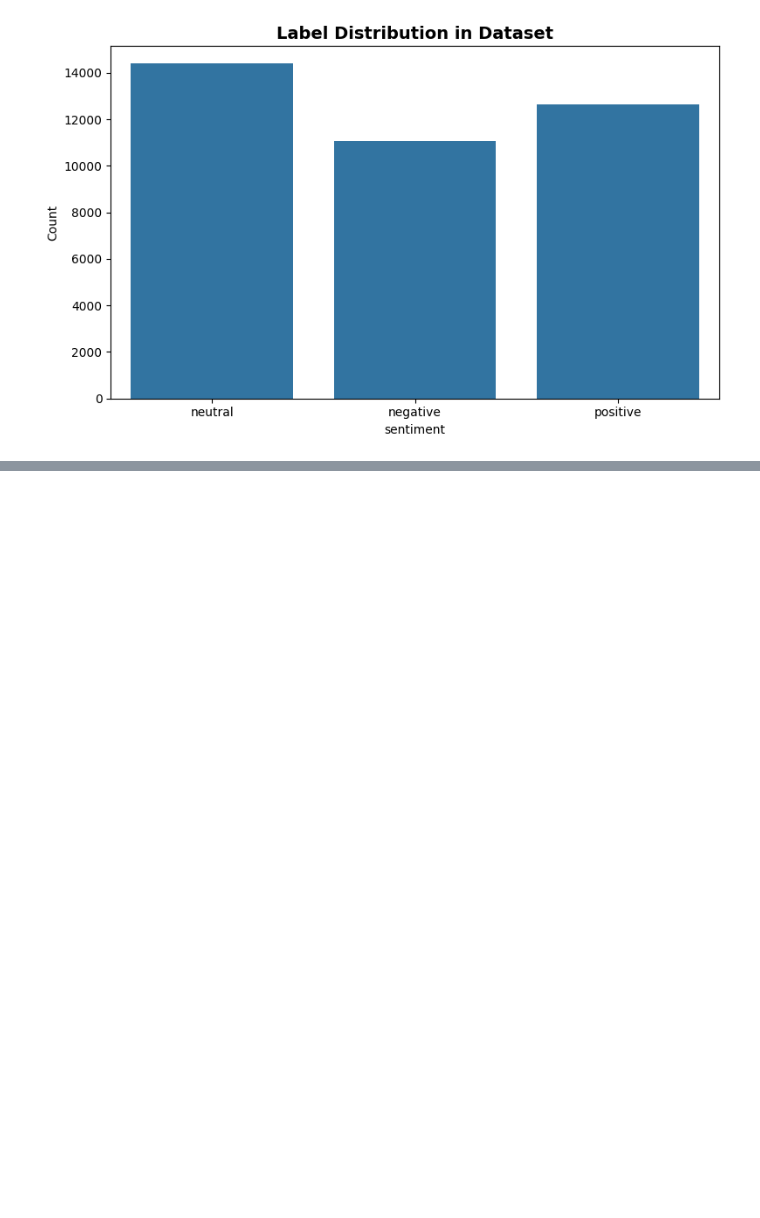
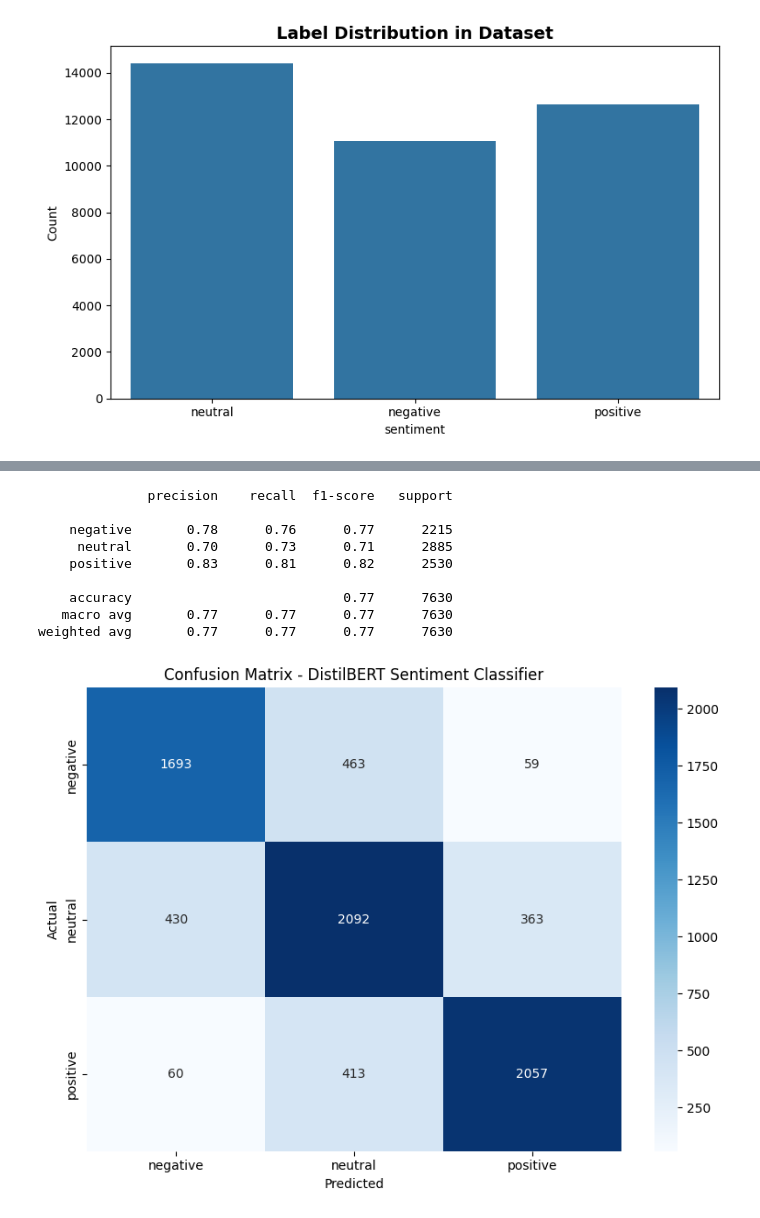
Before and after one commit to isaifullah/Intern_at_Hasnain_Karimain_Software_House, a Jupyter notebook: 19_BERT_Sentiment_Project/bert_setiment_analysis.ipynb, the cells around one changed output, grey strips where cells are left out. Drawn from its saved outputs; the diff is of its cells as text; code cells hidden in the pictures; blank space fills up the shorter version.

Commit message:
sentiment analysis using bert model

```diff
--- a/19_BERT_Sentiment_Project/bert_setiment_analysis.ipynb
+++ b/19_BERT_Sentiment_Project/bert_setiment_analysis.ipynb
@@ -175,0 +336,12 @@ First 5 rows after cleaning:
+# %%
+# ============================================================
+# CELL 11: TRAIN & EVALUATE
+# ============================================================
+
+# Train the model using the Trainer API and evaluate its performance on the test set
+trainer.train()
+
+# Evaluate the model on the test set and print the metrics
+metrics = trainer.evaluate()
+
+print(metrics)
@@ -175,0 +362,57 @@ First 5 rows after cleaning:
+# %%
+# ============================================================
+# CELL 12: CLASSIFICATION REPORT & CONFUSION MATRIX
+# ============================================================
+
+# Generate predictions on the test set and create a classification report and confusion matrix
+pred_output = trainer.predict(test_dataset)
+
+# Extract the true labels and predicted labels from the prediction output
+y_true = pred_output.label_ids
+y_pred = np.argmax(pred_output.predictions, axis=1)
+
+# Generate a classification report using scikit-learn's classification_report function,
+# which includes precision, recall, F1-score, and support for each class
+report = classification_report(
+    y_true,
+    y_pred,
+    target_names=label_names,
+    zero_division=0
+)
+
+print(report)
+
+with open("figures/classification_report.txt", "w", encoding="utf-8") as file:
+    file.write(report)
+
+# Generate a confusion matrix using scikit-learn's confusion_matrix function,
+# which shows the counts of true positives, true negatives, false positives, and false negatives for each class
+cm = confusion_matrix(y_true, y_pred)
+
+plt.figure(figsize=(8, 6))
+sns.heatmap(
+    cm,
+    annot=True,
+    fmt="d",
+    cmap="Blues",
+    xticklabels=label_names,
+    yticklabels=label_names
+)
+
+plt.xlabel("Predicted")
+plt.ylabel("Actual")
+plt.title("Confusion Matrix - DistilBERT Sentiment Classifier")
+plt.tight_layout()
+plt.savefig("figures/confusion_matrix.png", dpi=300)
+plt.show()
+# %% [output]
+              precision    recall  f1-score   support
+
+    negative       0.78      0.76      0.77      2215
+     neutral       0.70      0.73      0.71      2885
+    positive       0.83      0.81      0.82      2530
+
+    accuracy                           0.77      7630
+   macro avg       0.77      0.77      0.77      7630
+weighted avg       0.77      0.77      0.77      7630
+[figure, added]
```
Also changed, not shown: parts of 11 cells of this notebook, 26 other files.
